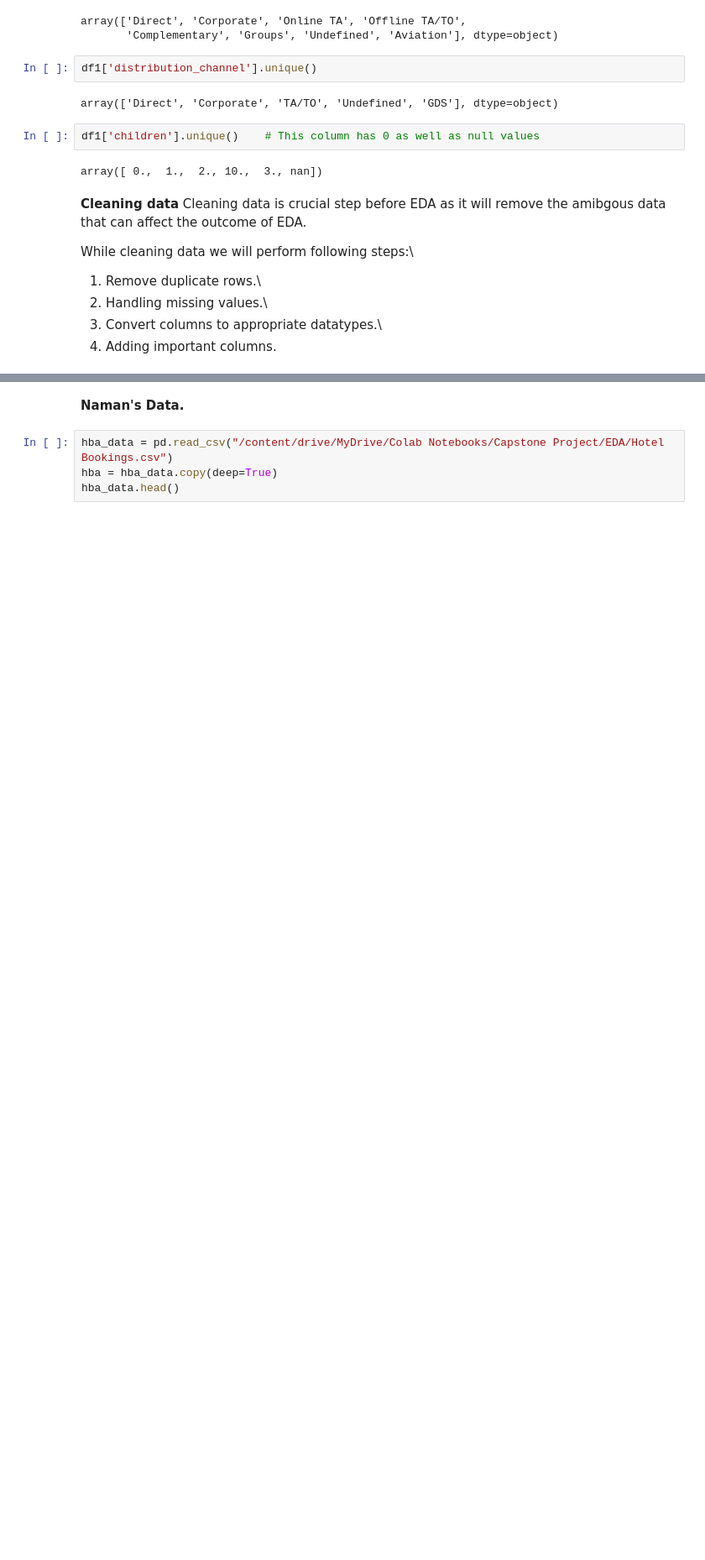
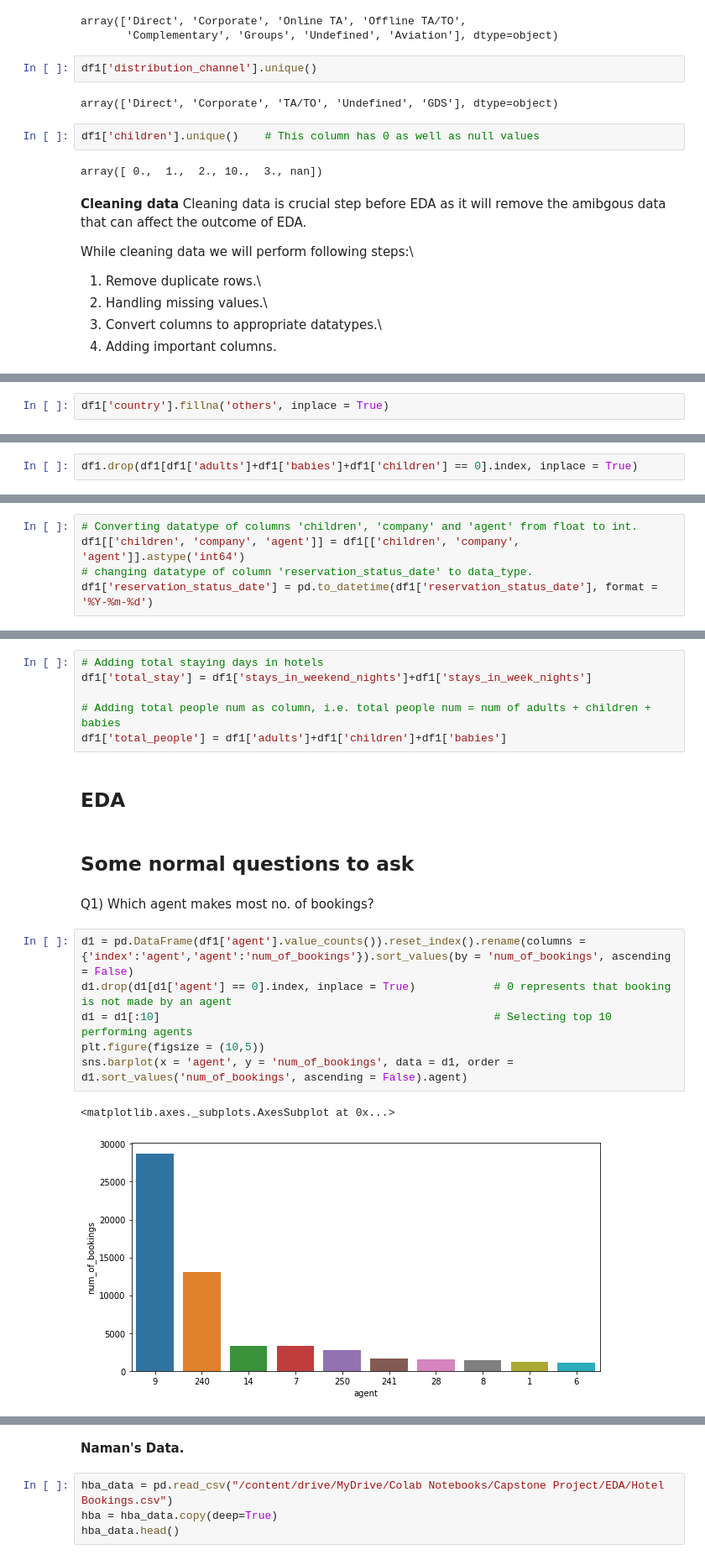
Before and after one commit to Naman2827/hotel-booking-analysis, a Jupyter notebook: Hotel_Booking_Analysis_Capstone_Project.ipynb, the cells around one changed output, grey strips where cells are left out. Shown at 84% size. Cells and saved outputs as stored; diff of their text form; blank space fills up the shorter version.

```diff
--- a/Hotel_Booking_Analysis_Capstone_Project.ipynb
+++ b/Hotel_Booking_Analysis_Capstone_Project.ipynb
@@ -91,0 +127,2 @@ While cleaning data we will perform following steps:\
+# %%
+df1['country'].fillna('others', inplace = True)
@@ -91,0 +143,2 @@ While cleaning data we will perform following steps:\
+# %%
+df1.drop(df1[df1['adults']+df1['babies']+df1['children'] == 0].index, inplace = True)
@@ -91,0 +147,5 @@ While cleaning data we will perform following steps:\
+# %%
+# Converting datatype of columns 'children', 'company' and 'agent' from float to int.
+df1[['children', 'company', 'agent']] = df1[['children', 'company', 'agent']].astype('int64')
+# changing datatype of column 'reservation_status_date' to data_type.
+df1['reservation_status_date'] = pd.to_datetime(df1['reservation_status_date'], format = '%Y-%m-%d')
@@ -91,0 +154,21 @@ While cleaning data we will perform following steps:\
+# %%
+# Adding total staying days in hotels
+df1['total_stay'] = df1['stays_in_weekend_nights']+df1['stays_in_week_nights']
+
+# Adding total people num as column, i.e. total people num = num of adults + children + babies
+df1['total_people'] = df1['adults']+df1['children']+df1['babies']
+# %% [markdown]
+## EDA ##
+# %% [markdown]
+## Some normal questions to ask
+# %% [markdown]
+Q1) Which agent makes most no. of bookings?
+# %%
+d1 = pd.DataFrame(df1['agent'].value_counts()).reset_index().rename(columns = {'index':'agent','agent':'num_of_bookings'}).sort_values(by = 'num_of_bookings', ascending = False)
+d1.drop(d1[d1['agent'] == 0].index, inplace = True)            # 0 represents that booking is not made by an agent
+d1 = d1[:10]                                                   # Selecting top 10 performing agents
+plt.figure(figsize = (10,5))
+sns.barplot(x = 'agent', y = 'num_of_bookings', data = d1, order = d1.sort_values('num_of_bookings', ascending = False).agent)
+# %% [output]
+<matplotlib.axes._subplots.AxesSubplot at 0x...>
+[figure, added]
```
Also changed, not shown: parts of 20 cells of this notebook.
